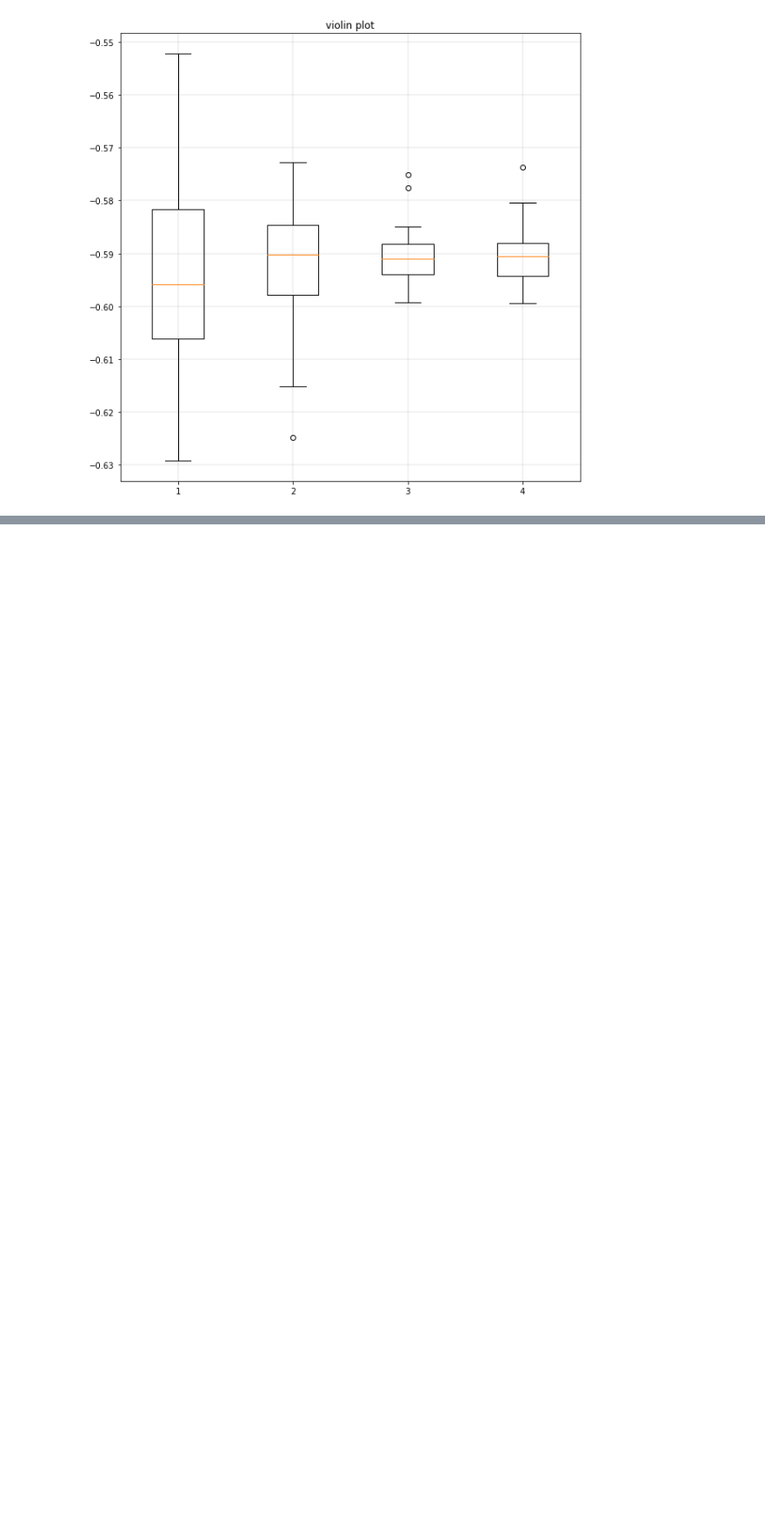
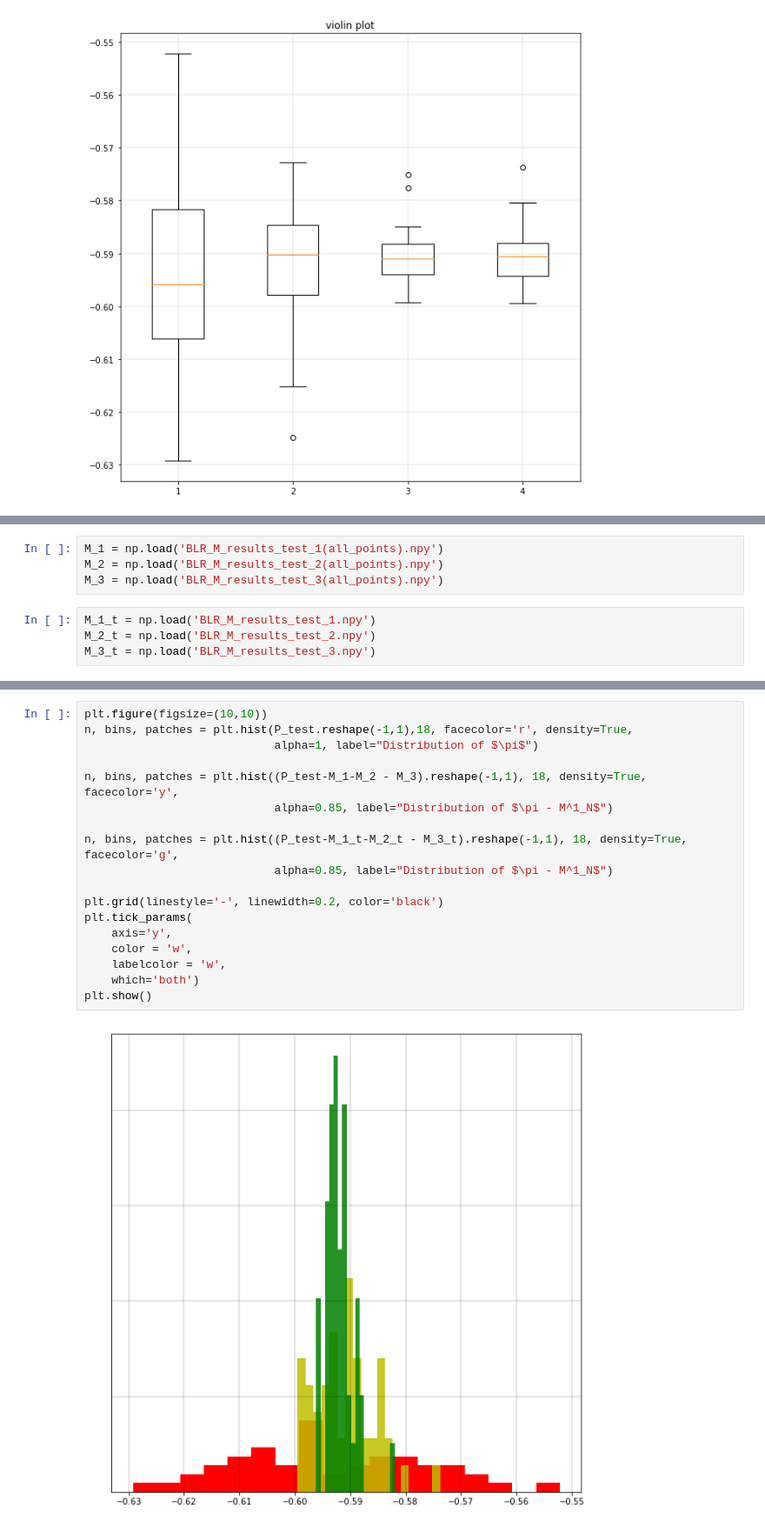
Before and after one commit to ShagadatovNurlan/VR-MCMC, a Jupyter notebook: BLR_2d_reduced_truncated/Final_BLR_2d(all_pairs).ipynb, the cells around one changed output, grey strips where cells are left out. Shown: that part at 87% size. Cells and saved outputs as stored; diff of their text form; blank space fills up the shorter version.

```diff
--- a/BLR_2d_reduced_truncated/Final_BLR_2d(all_pairs).ipynb
+++ b/BLR_2d_reduced_truncated/Final_BLR_2d(all_pairs).ipynb
@@ -389,0 +392,8 @@ plt.show()
+# %%
+M_1 = np.load('BLR_M_results_test_1(all_points).npy')
+M_2 = np.load('BLR_M_results_test_2(all_points).npy')
+M_3 = np.load('BLR_M_results_test_3(all_points).npy')
+# %%
+M_1_t = np.load('BLR_M_results_test_1.npy')
+M_2_t = np.load('BLR_M_results_test_2.npy')
+M_3_t = np.load('BLR_M_results_test_3.npy')
@@ -389,0 +436,20 @@ plt.show()
+# %%
+plt.figure(figsize=(10,10))
+n, bins, patches = plt.hist(P_test.reshape(-1,1),18, facecolor='r', density=True,
+                            alpha=1, label="Distribution of $\pi$")
+
+n, bins, patches = plt.hist((P_test-M_1-M_2 - M_3).reshape(-1,1), 18, density=True, facecolor='y',
+                            alpha=0.85, label="Distribution of $\pi - M^1_N$")
+
+n, bins, patches = plt.hist((P_test-M_1_t-M_2_t - M_3_t).reshape(-1,1), 18, density=True, facecolor='g',
+                            alpha=0.85, label="Distribution of $\pi - M^1_N$")
+
+plt.grid(linestyle='-', linewidth=0.2, color='black')
+plt.tick_params(
+    axis='y',
+    color = 'w',
+    labelcolor = 'w',
+    which='both')
+plt.show()
+# %% [output]
+[figure, added]
```
Also changed, not shown: parts of 3 cells of this notebook, 1 other file.
